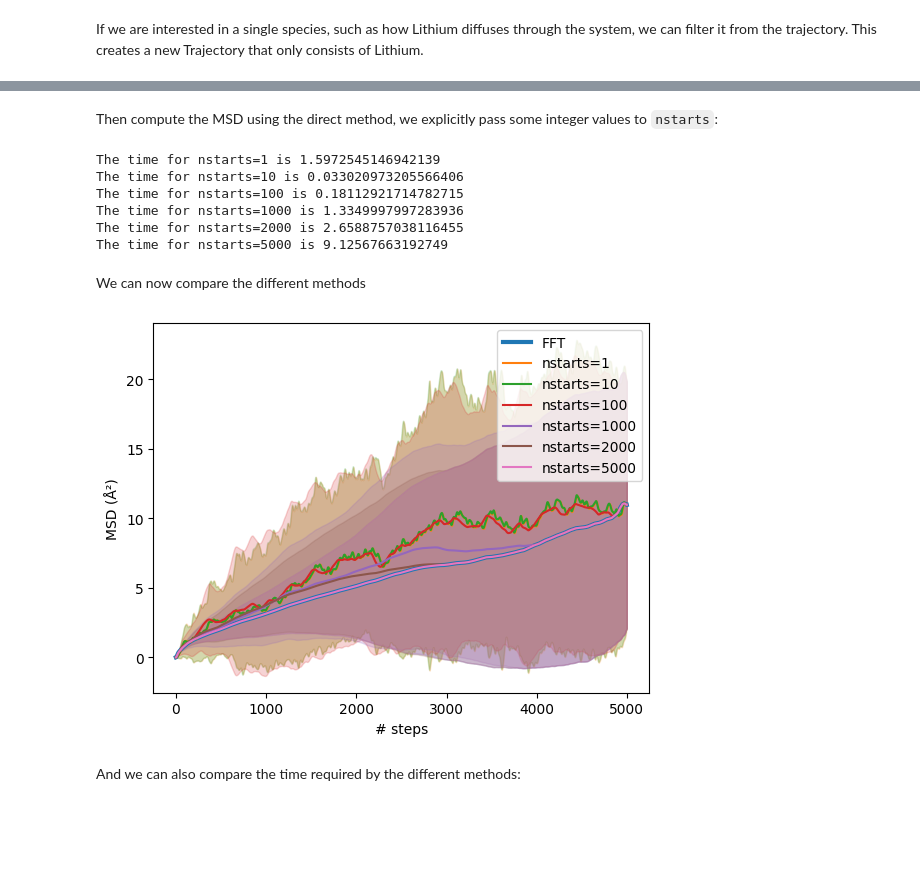
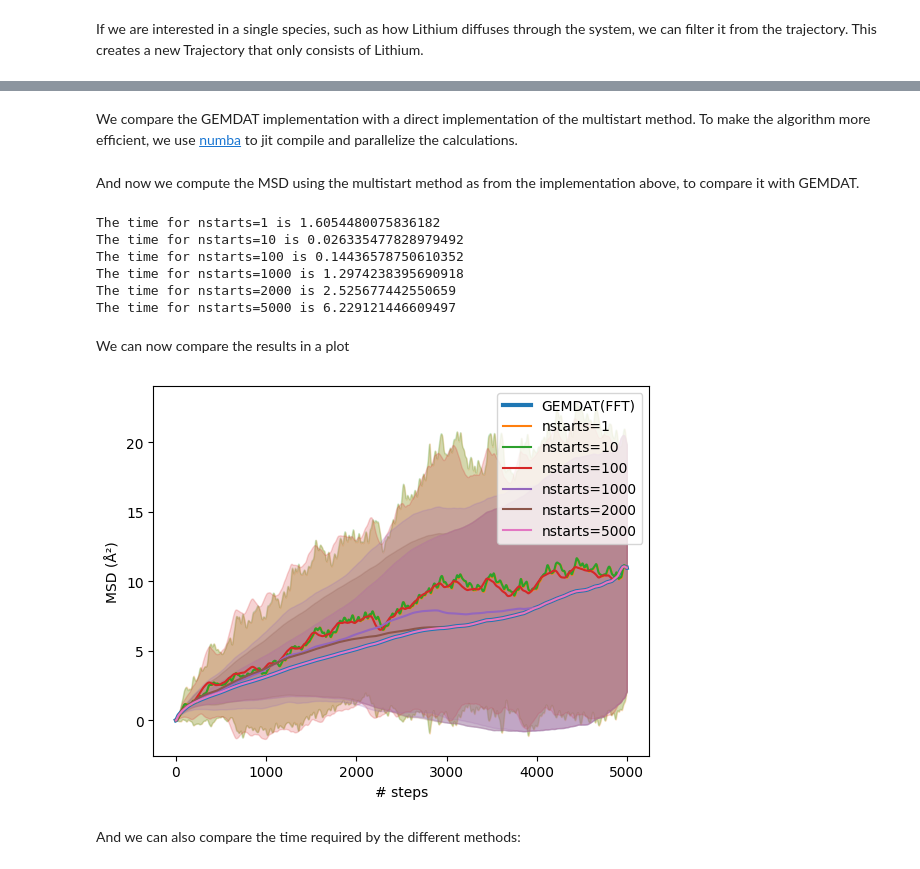
Before and after one commit to GEMDAT-repos/gemdat-notebooks, a Jupyter notebook: msd.ipynb, the cells around one changed output, grey strips where cells are left out. Cells and saved outputs as stored; diff of their text form; code cells hidden in the pictures; blank space fills up the shorter version.

```diff
--- a/msd.ipynb
+++ b/msd.ipynb
@@ -32,8 +33,6 @@ To compute the MSD using the window method with FFT, we set `nstarts=-1`. Notice
 # %%
 time_0 = time.time()
-fft_msd = diff_trajectory.mean_squared_displacement(nstarts=-1)
-fft_msd_std = fft_msd.std(axis=0)
-fft_msd = fft_msd.mean(axis=0)
+fft_msd = diff_trajectory.mean_squared_displacement()
 time_fft = time.time()-time_0
 print('The time for FFT-msd is', time_fft)
 # %% [output]
@@ -41,2 +45,3 @@ The time for FFT-msd is 0.05438113212585449
 # %% [markdown]
-Then compute the MSD using the direct method, we explicitly pass some integer values to `nstarts`:
+We compare the GEMDAT implementation with a direct implementation of the multistart method.
+To make the algorithm more efficient, we use [numba](https://numba.pydata.org/) to jit compile and parallelize the calculations.
@@ -43,47 +87,54 @@ Then compute the MSD using the direct method, we explicitly pass some integer va
+# %% [markdown]
+And now we compute the MSD using the multistart method as from the implementation above, to compare it with GEMDAT.
 # %%
 nstarts_values = [1, 10, 100, 1000, 2000, 5000]
 nstart_names = [str(x)+'starts' for x in nstarts_values]
-nstart_names.insert(0, 'FFT')
+nstart_names.insert(0, 'GEMDAT (FFT)')
 msd_results = []
 msd_stds = []
 time_results = []
 
 for nstarts in nstarts_values:
     time_0 = time.time()
-    nstarts_msd = diff_trajectory.mean_squared_displacement(nstarts=nstarts)
+    r = diff_trajectory.positions
+    r = _unwrap_pbcs(r)
+    lattice = trajectory.get_lattice()
+    r = lattice.get_cartesian_coords(r)
+    nstarts_msd = _direct_mean_squared_displacement(r, nstarts=nstarts)
+    nstarts_msd = np.nanmean(nstarts_msd, axis=0).transpose(1, 0)
+    time_nstarts = time.time() - time_0
     nstarts_msd_std = nstarts_msd.std(axis=0)
     nstarts_msd = nstarts_msd.mean(axis=0)
-    time_nstarts = time.time() - time_0
     print(f'The time for nstarts={nstarts} is', time_nstarts)
     msd_results.append(nstarts_msd)
     time_results.append(time_nstarts)
     msd_stds.append(nstarts_msd_std)
 # %% [output]
-The time for nstarts=1 is 1.5972545146942139
-The time for nstarts=10 is 0.033020973205566406
-The time for nstarts=100 is 0.18112921714782715
-The time for nstarts=1000 is 1.3349997997283936
-The time for nstarts=2000 is 2.6588757038116455
-The time for nstarts=5000 is 9.12567663192749
+The time for nstarts=1 is 1.6054480075836182
+The time for nstarts=10 is 0.026335477828979492
+The time for nstarts=100 is 0.14436578750610352
+The time for nstarts=1000 is 1.2974238395690918
+The time for nstarts=2000 is 2.525677442550659
+The time for nstarts=5000 is 6.229121446609497
 # %% [markdown]
-We can now compare the different methods
+We can now compare the results in a plot
 # %%
 # Plot the results
 import matplotlib.pyplot as plt
 fig, ax = plt.subplots()
-ax.plot(fft_msd, lw=3, label='FFT')
+ax.plot(fft_msd, lw=3, label='GEMDAT(FFT)')
 last_color = ax.lines[-1].get_color()
 ax.fill_between(range(fft_msd.shape[0]), fft_msd - fft_msd_std, fft_msd + fft_msd_std, color=last_color, alpha=0.2)
 for nstarts, msd, msd_std in zip(nstarts_values, msd_results, msd_stds):
     ax.plot(msd, label=f'nstarts={nstarts}')
     last_color = ax.lines[-1].get_color()
     ax.fill_between(range(msd.shape[0]), msd- msd_std, msd + msd_std, color=last_color, alpha=0.2)
 ax.set_xlabel('# steps')
 ax.set_ylabel('MSD (Å²)')
 ax.legend()
 plt.show()
 # %% [output]
-[figure, old version]
+[figure, new version]
 # %% [markdown]
 And we can also compare the time required by the different methods:
 # %%
```
Also changed, not shown: parts of 21 cells of this notebook.
